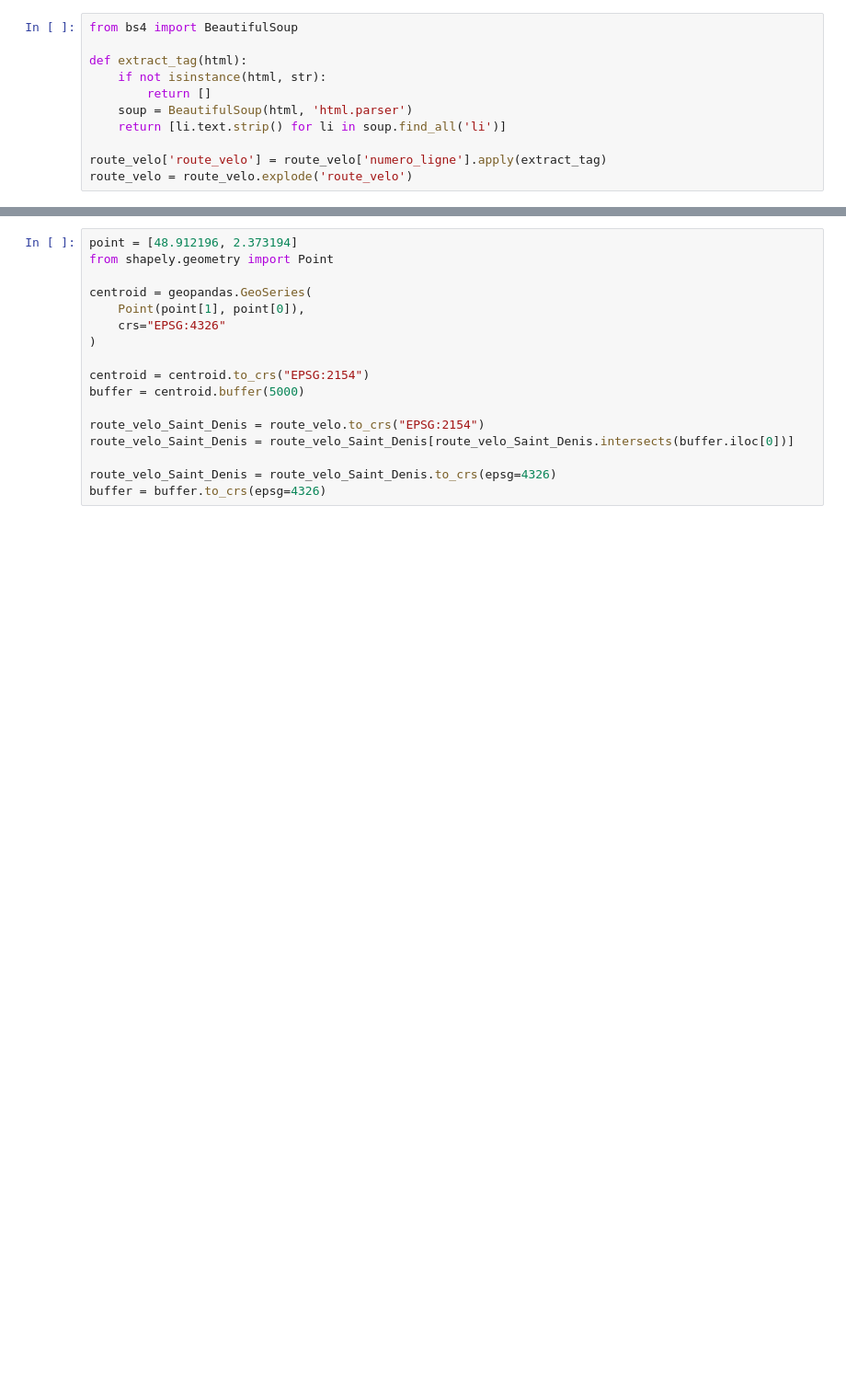
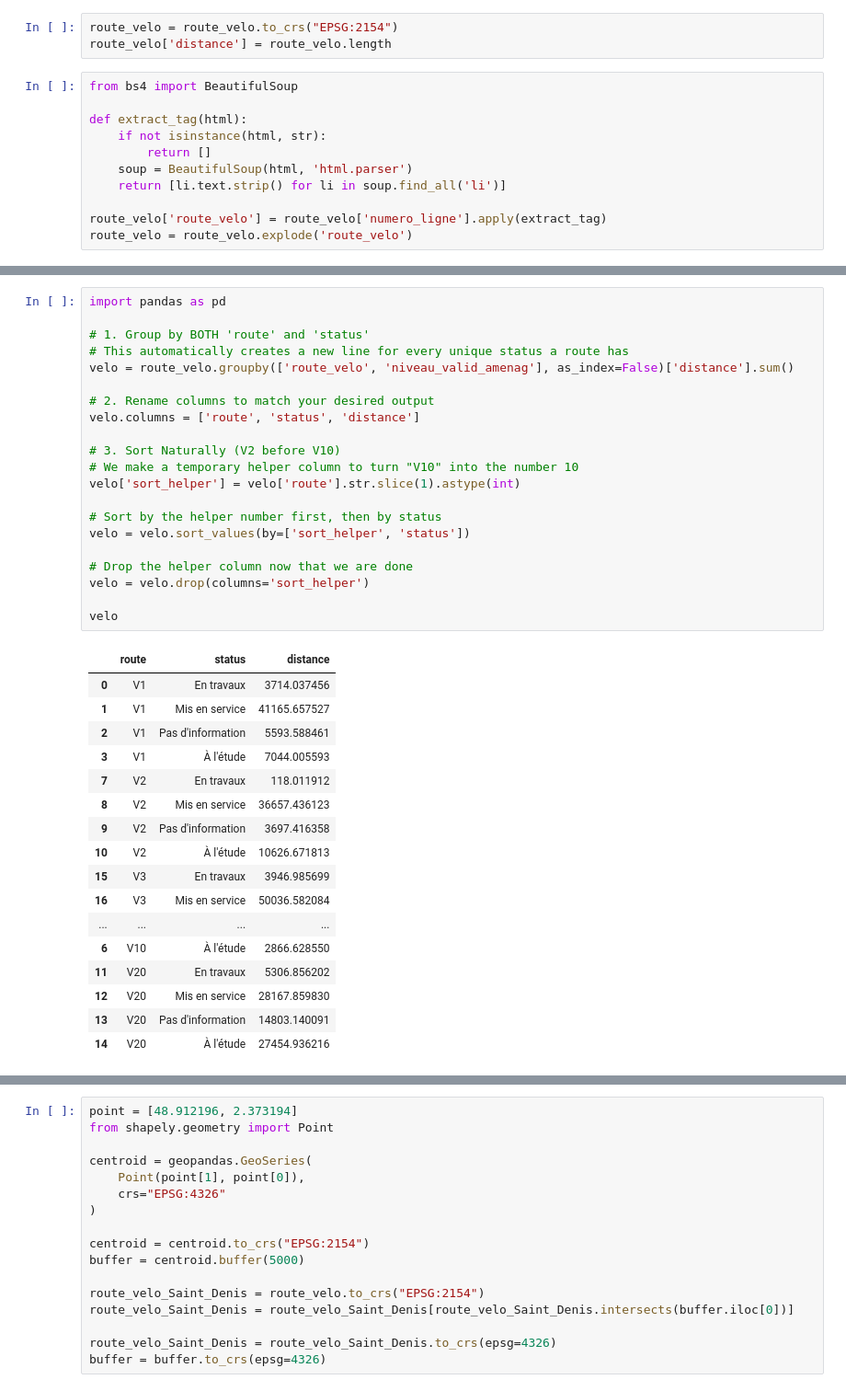
Before and after one commit to lecaotunglam/Velo_route, a Jupyter notebook: Plot graph.ipynb, the cells around one changed output, grey strips where cells are left out. Shown at 92% size. Cells and saved outputs as stored; diff of their text form; blank space fills up the shorter version.

Commit message:
My first commit

```diff
--- a/Plot graph.ipynb
+++ b/Plot graph.ipynb
@@ -67,3 +90,6 @@ Column: iti_valid
+# %%
+route_velo = route_velo.to_crs("EPSG:2154")
+route_velo['distance'] = route_velo.length
 # %%
 from bs4 import BeautifulSoup
 
@@ -95,0 +113,39 @@ route_velo.explore(column='niveau_valid_amenag',
+# %%
+import pandas as pd
+
+# 1. Group by BOTH 'route' and 'status'
+# This automatically creates a new line for every unique status a route has
+velo = route_velo.groupby(['route_velo', 'niveau_valid_amenag'], as_index=False)['distance'].sum()
+
+# 2. Rename columns to match your desired output
+velo.columns = ['route', 'status', 'distance']
+
+# 3. Sort Naturally (V2 before V10)
+# We make a temporary helper column to turn "V10" into the number 10
+velo['sort_helper'] = velo['route'].str.slice(1).astype(int)
+
+# Sort by the helper number first, then by status
+velo = velo.sort_values(by=['sort_helper', 'status'])
+
+# Drop the helper column now that we are done
+velo = velo.drop(columns='sort_helper')
+
+velo
+# %% [output]
+|  | route | status | distance |
+| 0 | V1 | En travaux | 3714.037456 |
+| 1 | V1 | Mis en service | 41165.657527 |
+| 2 | V1 | Pas d'information | 5593.588461 |
+| 3 | V1 | À l'étude | 7044.005593 |
+| 7 | V2 | En travaux | 118.011912 |
+| 8 | V2 | Mis en service | 36657.436123 |
+| 9 | V2 | Pas d'information | 3697.416358 |
+| 10 | V2 | À l'étude | 10626.671813 |
+| 15 | V3 | En travaux | 3946.985699 |
+| 16 | V3 | Mis en service | 50036.582084 |
+| ... | ... | ... | ... |
+| 6 | V10 | À l'étude | 2866.628550 |
+| 11 | V20 | En travaux | 5306.856202 |
+| 12 | V20 | Mis en service | 28167.859830 |
+| 13 | V20 | Pas d'information | 14803.140091 |
+| 14 | V20 | À l'étude | 27454.936216 |
```
Also changed, not shown: parts of 13 cells of this notebook, 19 other files.
